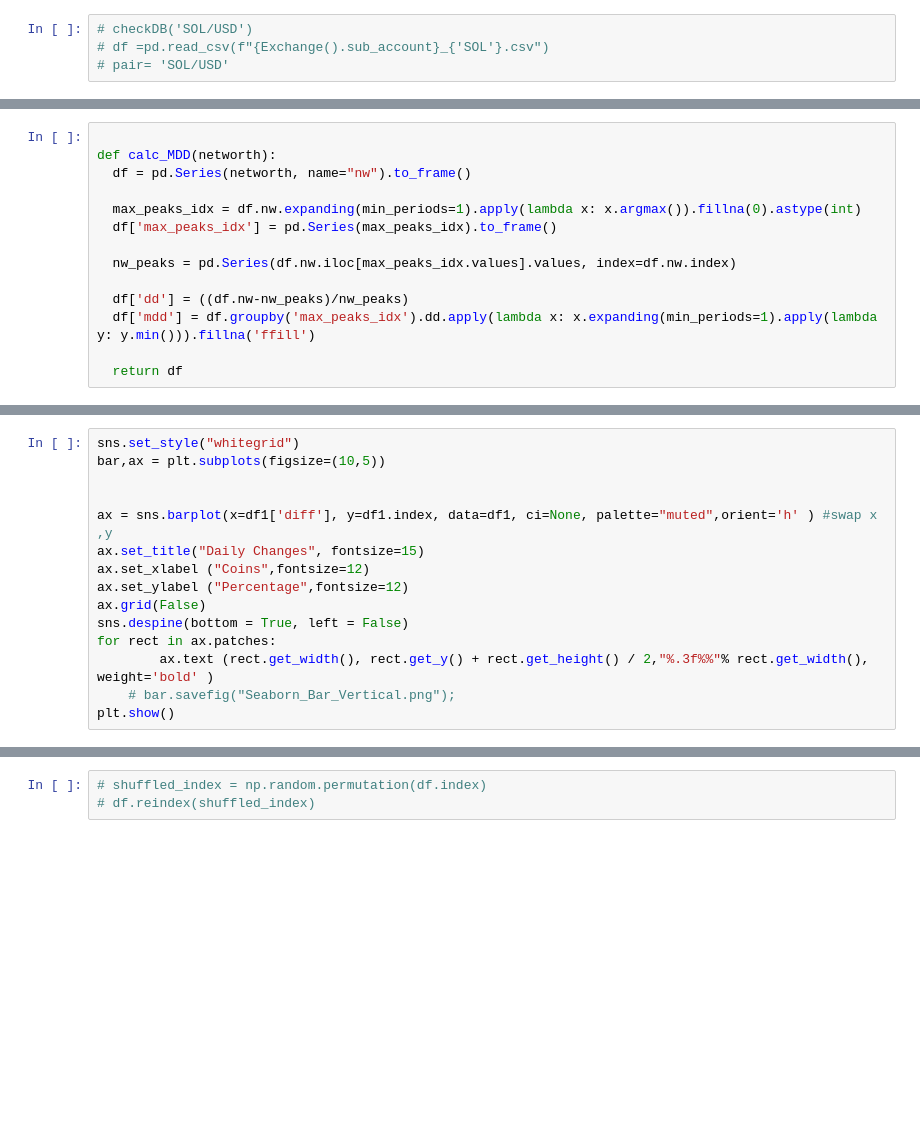
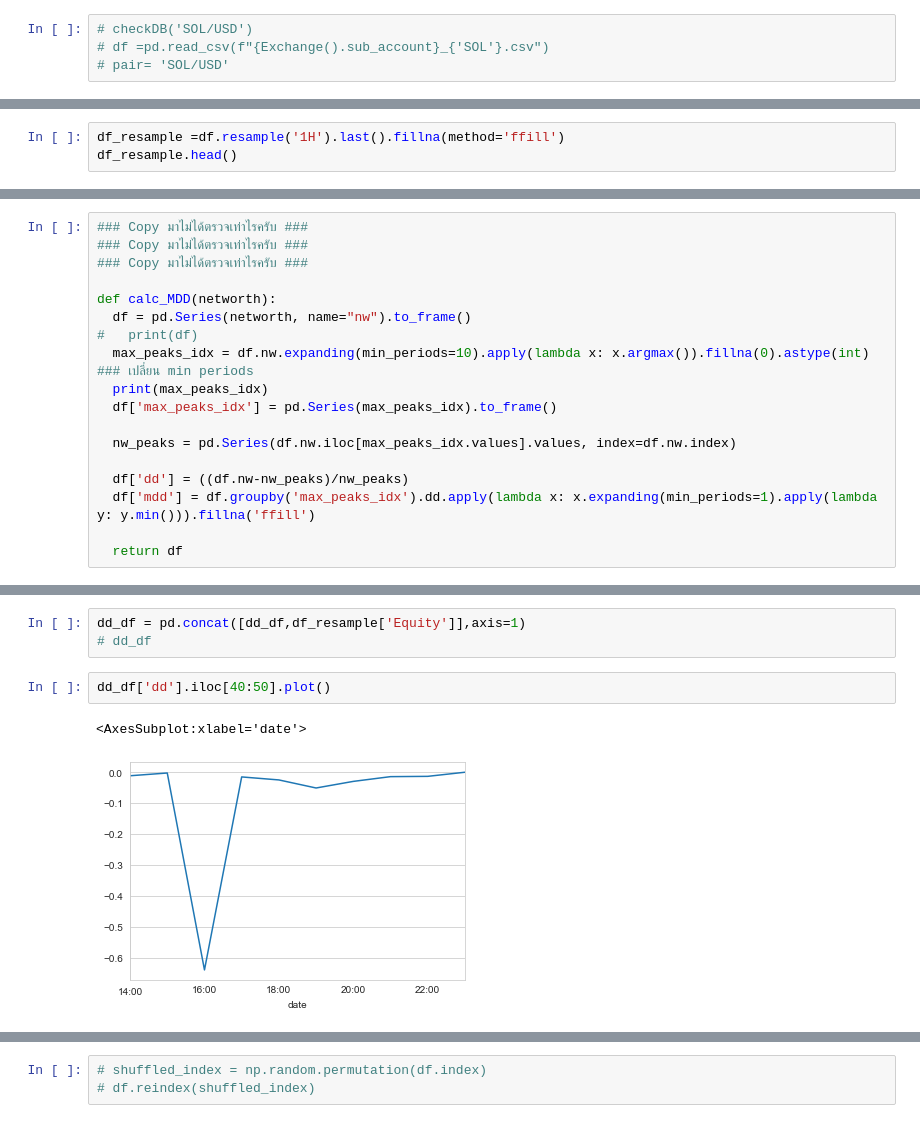
Before and after one commit to singhack/FTX_Rebalance, a Jupyter notebook: Monitor_notebook.ipynb, the cells around one changed output, grey strips where cells are left out. Cells and saved outputs as stored; diff of their text form; blank space fills up the shorter version.

```diff
--- a/Monitor_notebook.ipynb
+++ b/Monitor_notebook.ipynb
@@ -283,0 +196,3 @@ dd.set_index('diff',inplace=True)
+# %%
+df_resample =df.resample('1H').last().fillna(method='ffill')
+df_resample.head()
@@ -284,9 +325,13 @@ dd.set_index('diff',inplace=True)
 # %%
+### Copy มาไม่ได้ตรวจเท่าไรครับ ###
+### Copy มาไม่ได้ตรวจเท่าไรครับ ###
+### Copy มาไม่ได้ตรวจเท่าไรครับ ###
 
 def calc_MDD(networth):
   df = pd.Series(networth, name="nw").to_frame()
-
-  max_peaks_idx = df.nw.expanding(min_periods=1).apply(lambda x: x.argmax()).fillna(0).astype(int)
+#   print(df)
+  max_peaks_idx = df.nw.expanding(min_periods=10).apply(lambda x: x.argmax()).fillna(0).astype(int) ### เปลี่ยน min periods
+  print(max_peaks_idx)
   df['max_peaks_idx'] = pd.Series(max_peaks_idx).to_frame()
 
   nw_peaks = pd.Series(df.nw.iloc[max_peaks_idx.values].values, index=df.nw.index)
@@ -520,15 +350,0 @@ df1
-# %%
-sns.set_style("whitegrid")
-bar,ax = plt.subplots(figsize=(10,5))
-
-
-ax = sns.barplot(x=df1['diff'], y=df1.index, data=df1, ci=None, palette="muted",orient='h' ) #swap x ,y
-ax.set_title("Daily Changes", fontsize=15)
-ax.set_xlabel ("Coins",fontsize=12)
-ax.set_ylabel ("Percentage",fontsize=12)
-ax.grid(False)
-sns.despine(bottom = True, left = False)
-for rect in ax.patches:
-        ax.text (rect.get_width(), rect.get_y() + rect.get_height() / 2,"%.3f%%"% rect.get_width(), weight='bold' )
-    # bar.savefig("Seaborn_Bar_Vertical.png");
-plt.show()
@@ -555,0 +376,8 @@ def plot_bar():
+# %%
+dd_df = pd.concat([dd_df,df_resample['Equity']],axis=1)
+# dd_df
+# %%
+dd_df['dd'].iloc[40:50].plot()
+# %% [output]
+<AxesSubplot:xlabel='date'>
+[figure, added]
```
Also changed, not shown: parts of 50 cells of this notebook, 2 other files.
